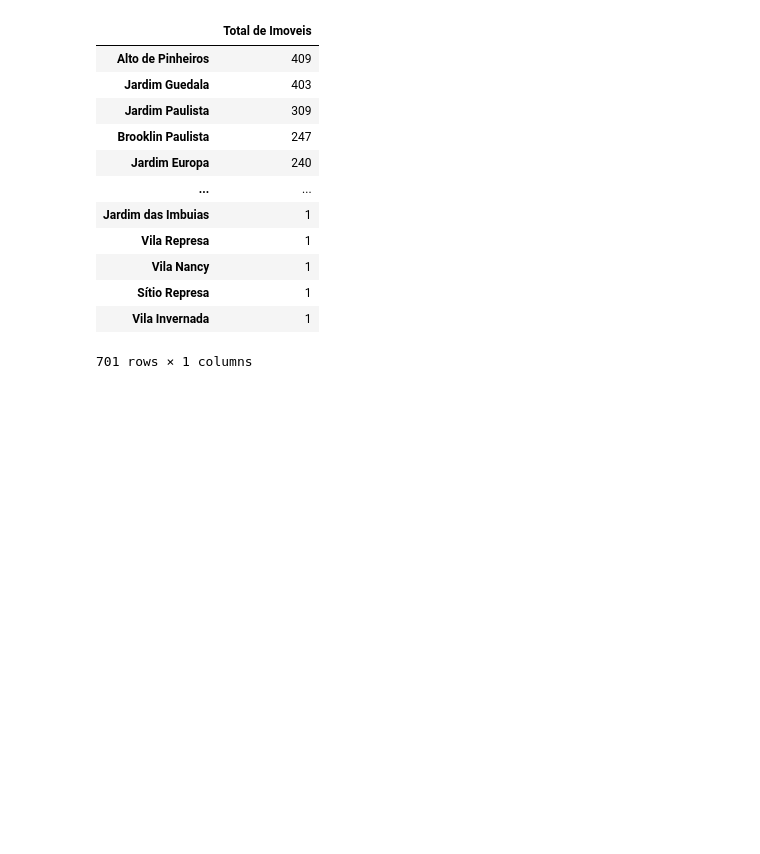
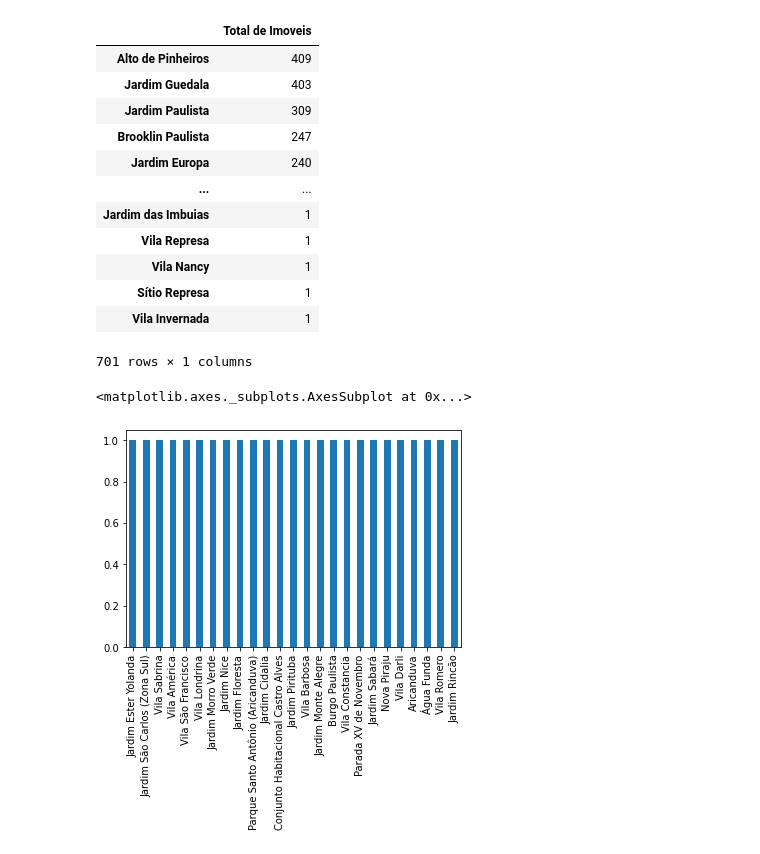
Before and after one commit to marcostrivelato/Imersao-de-Dados, a Jupyter notebook: imersao_dados04_aula01_desafios.ipynb, the cells around one changed output. Drawn from its saved outputs; the diff is of its cells as text; code cells hidden in the pictures; blank space fills up the shorter version.

```diff
--- a/imersao_dados04_aula01_desafios.ipynb
+++ b/imersao_dados04_aula01_desafios.ipynb
@@ -212,3 +212,15 @@ nimoveis
 | Sítio Represa | 1 |
 | Vila Invernada | 1 |
 701 rows × 1 columns
+# %%
+df_final = nimoveis.join(nsrua)
+df_final = df_final.fillna(0)
+df_final['percentual'] = df_final['Imoveis sem endereco'] / df_final['Total de Imoveis']
+
+df_final = df_final.sort_values(by='percentual',ascending=False)
+percent = df_final['percentual']
+
+percent.head(25).plot.bar()
+# %% [output]
+<matplotlib.axes._subplots.AxesSubplot at 0x...>
+[figure, added]
```
